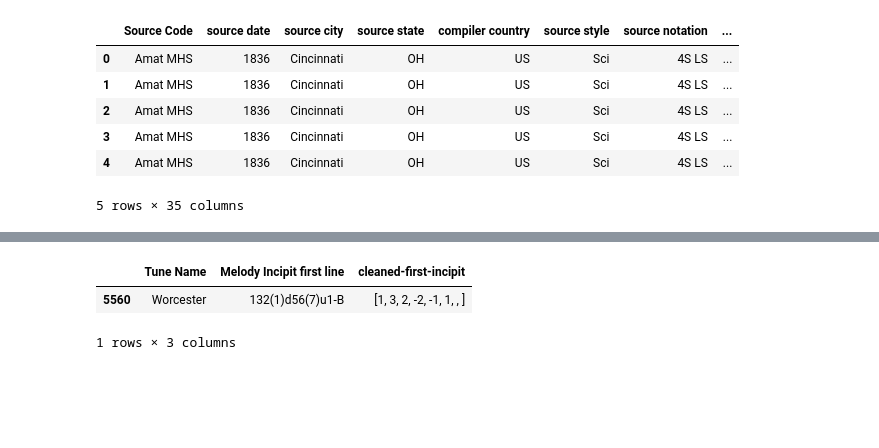
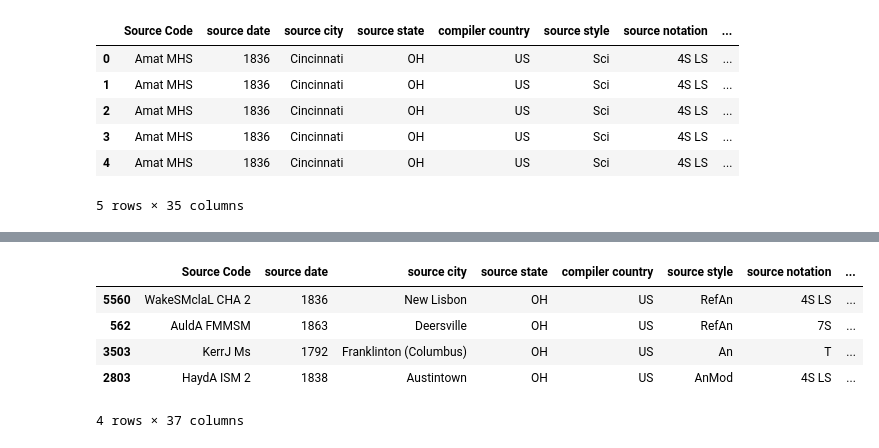
Before and after one commit to gideonite/sh-tunes, a Jupyter notebook: oh-tunes.ipynb, the cells around one changed output, grey strips where cells are left out. Drawn from its saved outputs; the diff is of its cells as text; code cells hidden in the pictures; blank space fills up the shorter version.

```diff
--- a/oh-tunes.ipynb
+++ b/oh-tunes.ipynb
@@ -87,4 +59,0 @@ plt.show()
-# %%
-# Looks like incipits of len == 8 are our suckers.
-working_set = working_set[working_set[cleaned_1st_incipit].map(len) == 8]
-working_set.head()
@@ -98,0 +60,4 @@ working_set.head()
+# %%
+# Concatenate the first and second incipits.
+working_set[full_incipit] = working_set[firstline] + working_set[secondline]
+working_set.head()
@@ -98,0 +72,5 @@ working_set.head()
+# %%
+# Clean the full incipit and select the columns that we want.
+working_set[cleaned_incipit] = working_set[full_incipit].map(clean_incipit)
+# working_set = working_set[[tunename, cleaned_incipit]]
+working_set.head()
@@ -112,0 +126,4 @@ working_set.head()
+# %%
+# Select all songs with incipit length = 16.
+working_set = working_set[working_set[cleaned_incipit].map(len) == 16]
+working_set.head()
@@ -113,9 +138,12 @@ working_set.head()
 # %%
 # Remove rows that still have dirty incipits.
-badrows = working_set[working_set[cleaned_1st_incipit].map(lambda l : '' in l)]
+badrows = working_set[working_set[cleaned_incipit].map(lambda l : '' in l)]
 working_set = working_set.drop(badrows.index)
 badrows.head()
 # %% [output]
-|  | Tune Name | Melody Incipit first line | cleaned-first-incipit |
-| 5560 | Worcester | 132(1)d56(7)u1-B | [1, 3, 2, -2, -1, 1, , ] |
+|  | Source Code | source date | source city | source state | compiler country | source style | source notation | ... |
+| 5560 | WakeSMclaL CHA 2 | 1836 | New Lisbon | OH | US | RefAn | 4S LS | ... |
+| 562 | AuldA FMMSM | 1863 | Deersville | OH | US | RefAn | 7S | ... |
+| 3503 | KerrJ Ms | 1792 | Franklinton (Columbus) | OH | US | An | T | ... |
+| 2803 | HaydA ISM 2 | 1838 | Austintown | OH | US | AnMod | 4S LS | ... |
-1 rows × 3 columns
+4 rows × 37 columns
```
Also changed, not shown: parts of 15 cells of this notebook, 1 other file.
